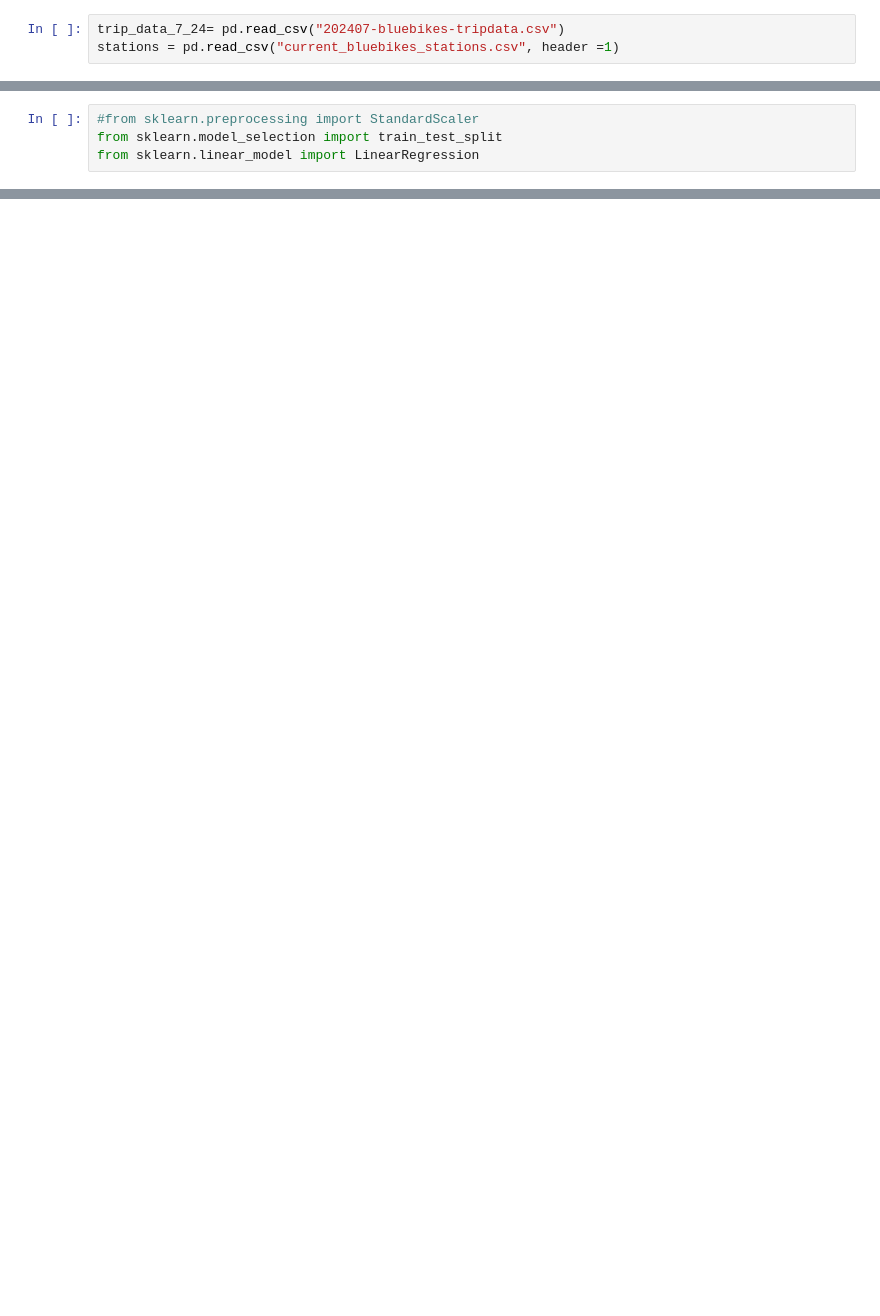
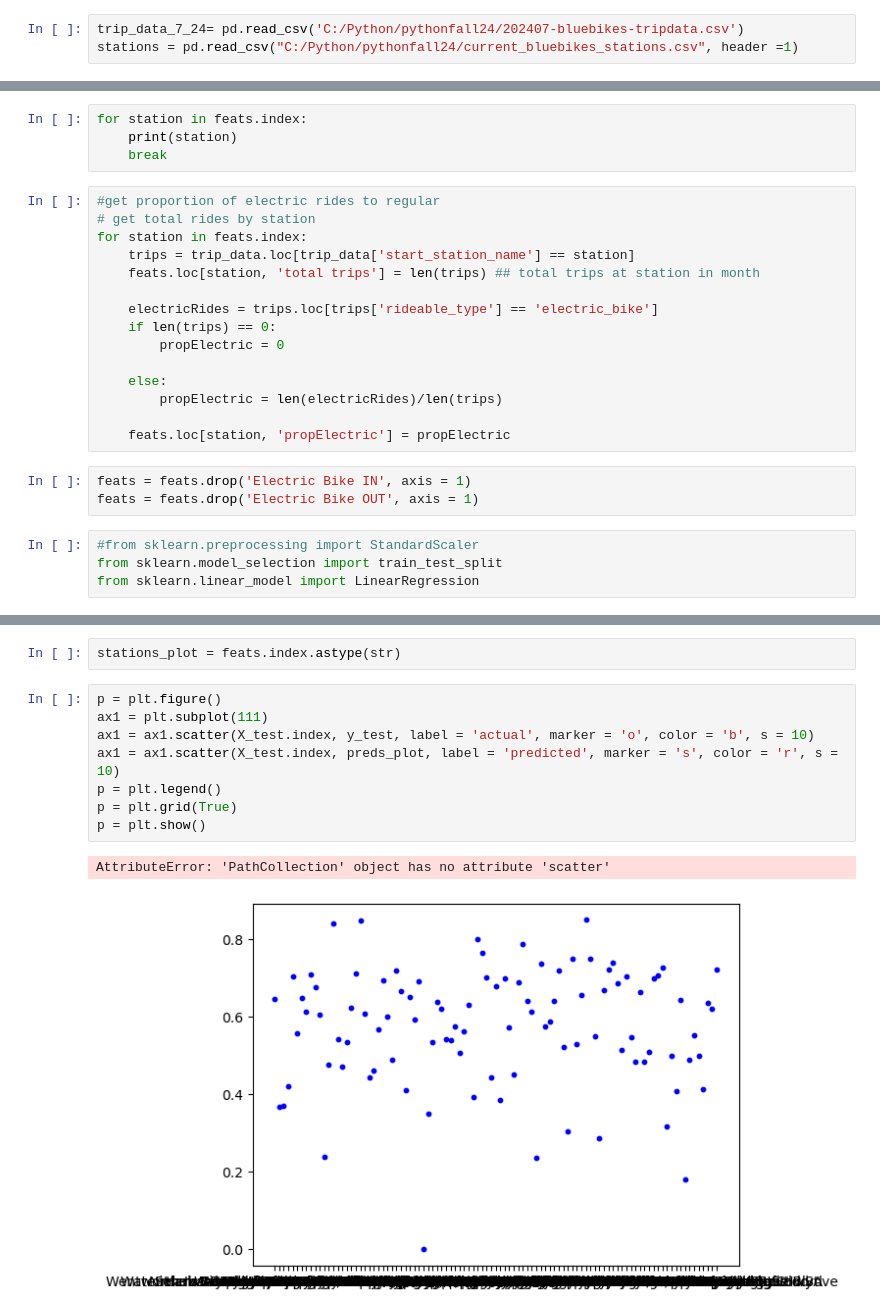
Before and after one commit to alikyrouz/ds340h, a Jupyter notebook: KyrouzA.Project.ipynb, the cells around one changed output, grey strips where cells are left out. Cells and saved outputs as stored; diff of their text form; blank space fills up the shorter version.

```diff
--- a/KyrouzA.Project.ipynb
+++ b/KyrouzA.Project.ipynb
@@ -7,5 +5,5 @@ import numpy as np
 # %%
-trip_data_7_24= pd.read_csv("202407-bluebikes-tripdata.csv")
-stations = pd.read_csv("current_bluebikes_stations.csv", header =1)
+trip_data_7_24= pd.read_csv('C:/Python/pythonfall24/202407-bluebikes-tripdata.csv')
+stations = pd.read_csv("C:/Python/pythonfall24/current_bluebikes_stations.csv", header =1)
 # %%
 trip_data_7_24
@@ -300,6 +248,28 @@ for station in stations1:
     else:
         label = (stations1[station]['Member Rides'])/(stations1[station]['Total Rides'])
     labels.append(label)
+# %%
+for station in feats.index:
+    print(station)
+    break
+# %%
+#get proportion of electric rides to regular
+# get total rides by station
+for station in feats.index:
+    trips = trip_data.loc[trip_data['start_station_name'] == station]
+    feats.loc[station, 'total trips'] = len(trips) ## total trips at station in month
+
+    electricRides = trips.loc[trips['rideable_type'] == 'electric_bike']
+    if len(trips) == 0:
+        propElectric = 0
+
+    else:
+        propElectric = len(electricRides)/len(trips)
+
+    feats.loc[station, 'propElectric'] = propElectric
+# %%
+feats = feats.drop('Electric Bike IN', axis = 1)
+feats = feats.drop('Electric Bike OUT', axis = 1)
 # %%
 #from sklearn.preprocessing import StandardScaler
 from sklearn.model_selection import train_test_split
@@ -324,0 +300,13 @@ array([ 8.55479030e-03,  8.73438868e-04,  1.66257262e-04, -1.86855169e-04,
+# %%
+stations_plot = feats.index.astype(str)
+# %%
+p = plt.figure()
+ax1 = plt.subplot(111)
+ax1 = ax1.scatter(X_test.index, y_test, label = 'actual', marker = 'o', color = 'b', s = 10)
+ax1 = ax1.scatter(X_test.index, preds_plot, label = 'predicted', marker = 's', color = 'r', s = 10)
+p = plt.legend()
+p = plt.grid(True)
+p = plt.show()
+# %% [output]
+AttributeError: 'PathCollection' object has no attribute 'scatter'
+[figure, added]
```
Also changed, not shown: parts of 26 cells of this notebook.
